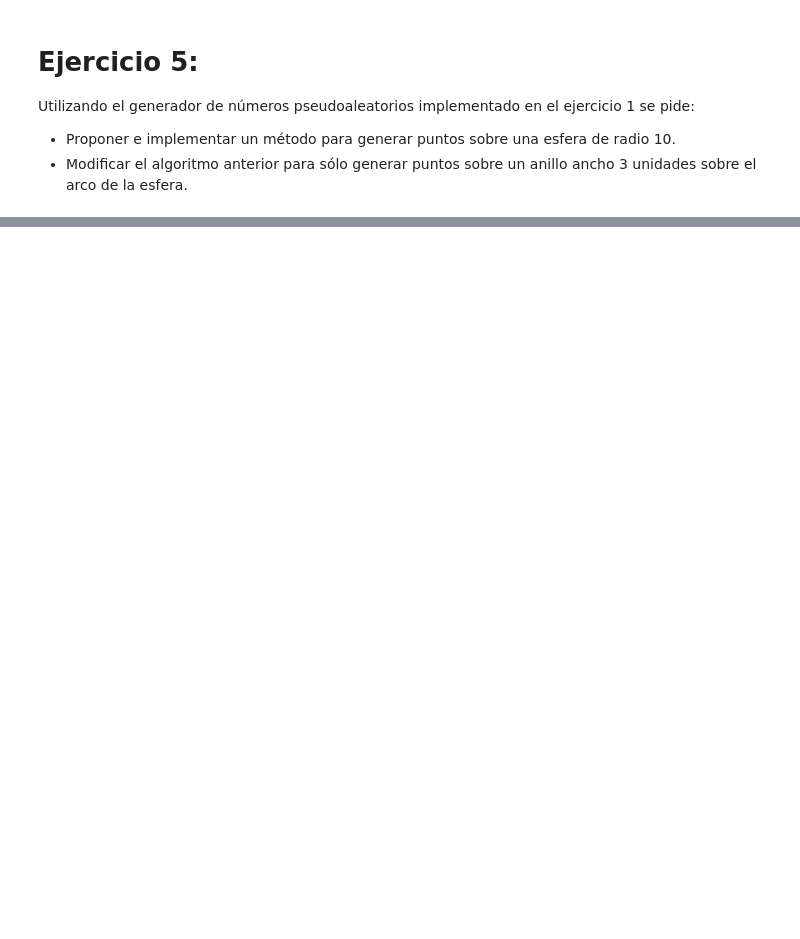
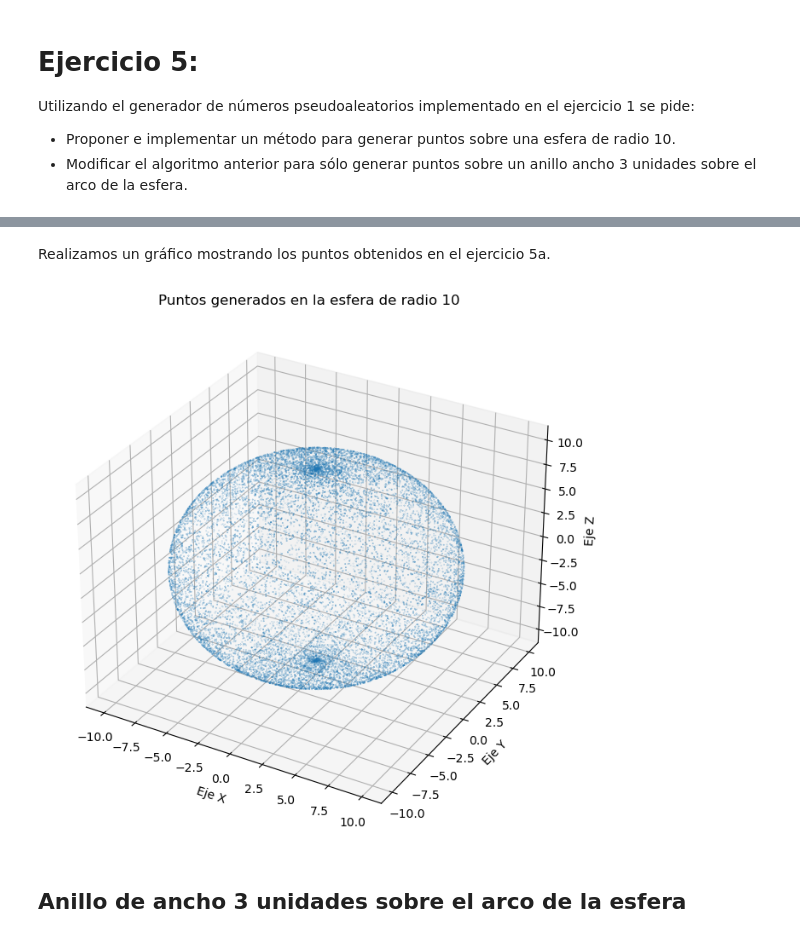
Before and after one commit to ian-g123/simulacion-grupo-04, a Jupyter notebook: TP1_Simulacion_Grupo4.ipynb, the cells around one changed output, grey strips where cells are left out. Cells and saved outputs as stored; diff of their text form; code cells hidden in the pictures; blank space fills up the shorter version.

Commit message:
gráficos en el ej5 corregido método para el objeto MT

```diff
--- a/TP1_Simulacion_Grupo4.ipynb
+++ b/TP1_Simulacion_Grupo4.ipynb
@@ -194,7 +194,7 @@ class MT19937:
         """
         Genera un numero pseudoaleatorio entre 0 y 1
         """
-        return mt.next() / (pow(2, W) - 1)
+        return self.next() / (pow(2, W) - 1)
 
 
 # Realizamos una prueba de los primeros 10 numeros generados
@@ -1148,4 +1162,34 @@ def generar_puntos_esfera():
     theta = mt.next_uniforme() * np.pi
     phi = mt.next_uniforme() * 2 * np.pi
     return transformar_coordenadas_esfericas_a_cartesianas(radio, theta, phi)
+# %% [markdown]
+Realizamos un gráfico mostrando los puntos obtenidos en el ejercicio 5a.
+# %%
+# Definimos cuántos puntos queremos generar para formar la esfera (también lo usaremos en el ej 5.b)
+N = 15000
+
+# Generamos los puntos
+puntos_esfera = [generar_puntos_esfera() for _ in range(N)]
+
+# Graficamos los puntos
+fig = plt.figure(figsize=(8, 8))
+fig_3d = fig.add_subplot(111, projection="3d")
+fig_3d.scatter(
+    [punto[0] for punto in puntos_esfera],
+    [punto[1] for punto in puntos_esfera],
+    [punto[2] for punto in puntos_esfera],
+    s=0.05,
+)
+
+# Etiquetamos los ejes
+fig_3d.set_xlabel('Eje X')
+fig_3d.set_ylabel('Eje Y')
+fig_3d.set_zlabel('Eje Z')
+
+plt.title("Puntos generados en la esfera de radio 10")
+plt.show()
+# %% [output]
+[figure, added]
+# %% [markdown]
+## Anillo de ancho 3 unidades sobre el arco de la esfera
 # %% [markdown]
```
Also changed, not shown: parts of 10 cells of this notebook.
